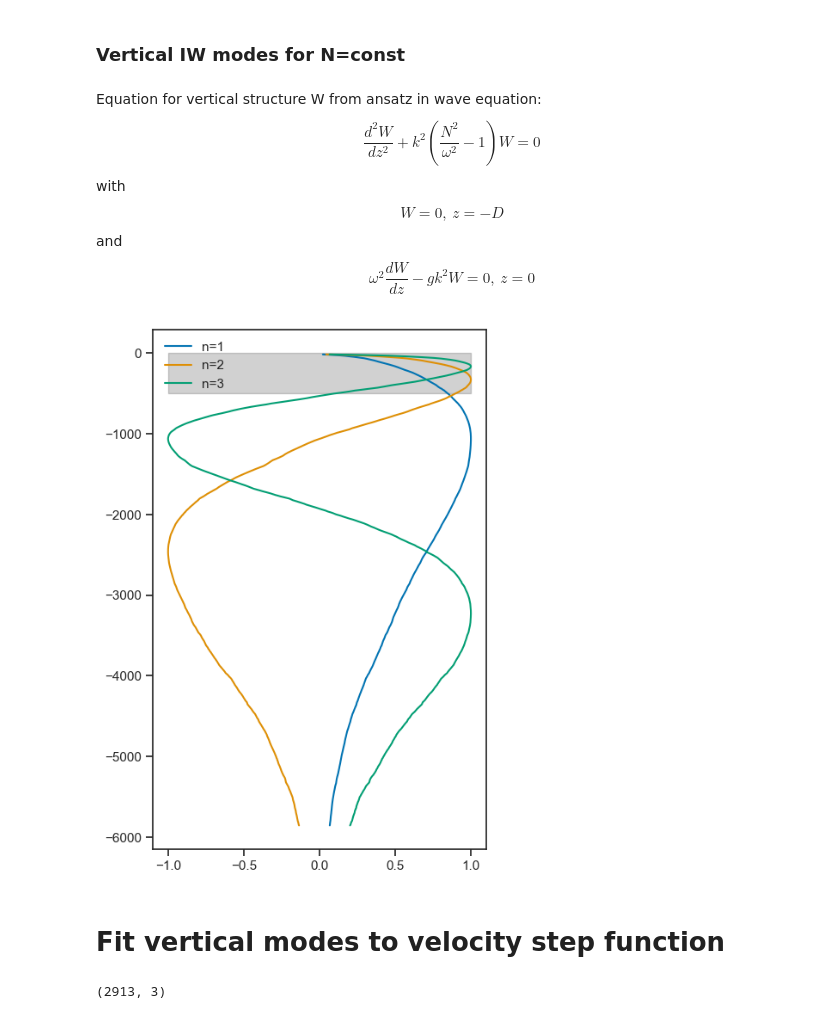
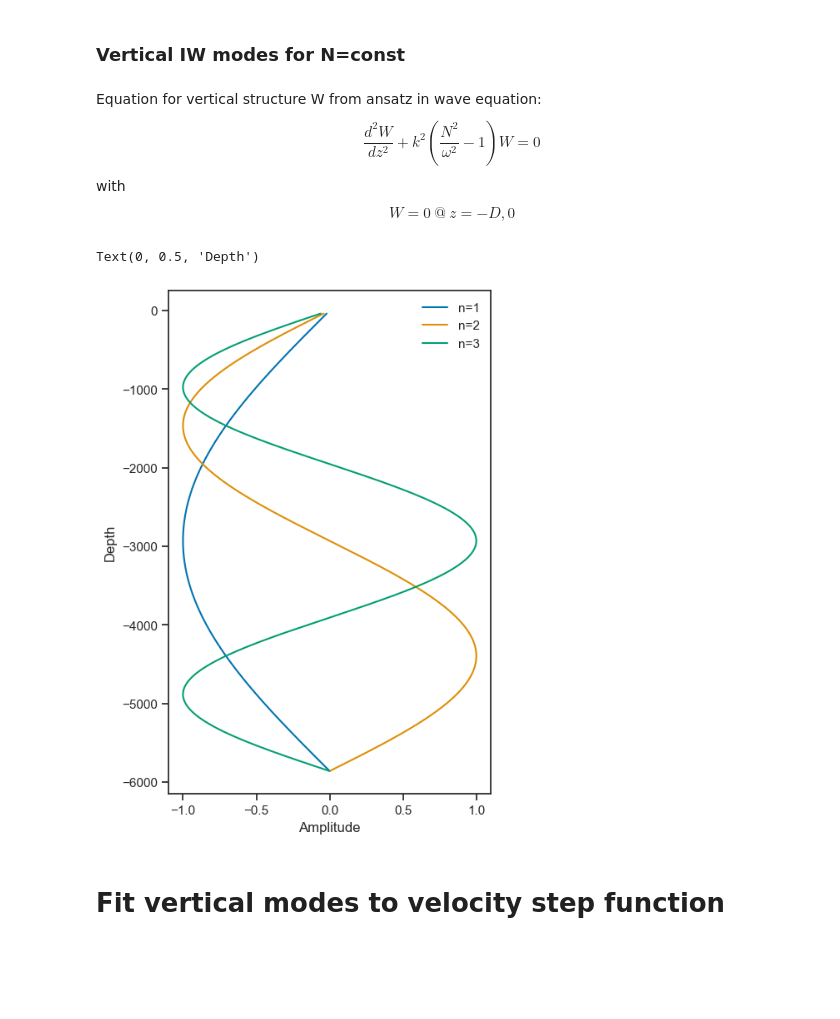
Before and after one commit to sessink/NIW, a Jupyter notebook: notebooks/vertical_modes.ipynb, the cells around one changed output. Cells and saved outputs as stored; diff of their text form; code cells hidden in the pictures; blank space fills up the shorter version.

```diff
--- a/notebooks/vertical_modes.ipynb
+++ b/notebooks/vertical_modes.ipynb
@@ -133,28 +145,25 @@ $$
 $$
 with
 $$
-W = 0,~ z=-D
+W = 0 ~@~ z=-D,0
 $$
-and
-$$
-\omega^2\frac{dW}{dz} - gk^2W = 0,~ z=0
-$$
 # %%
 D = -ds.z.min()
 W = np.zeros((len(zprime),3))
 for j in range(1,4):
-    W[:,j-1] = np.sin(-j*np.pi*zprime/D)
+    W[:,j-1] = np.sin(j*np.pi*zprime/D)
 # %%
 plt.figure(figsize=(5,8))
-plt.plot(W,zmid)
+for i in [0,1,2]:
+    plt.plot(W[:,i],zprime)
 plt.legend(labels=['n=1','n=2','n=3','n=4','n=5']);
-plt.fill_between([-1,1],y1=-500,y2=0,alpha=0.2, color='k');
+# plt.fill_between([-1,1],y1=-500,y2=0,alpha=0.2, color='k');
+
+plt.xlabel('Amplitude')
+plt.ylabel('Depth')
 # %% [output]
+Text(0, 0.5, 'Depth')
-[figure, old version]
+[figure, new version]
 # %% [markdown]
 # Fit vertical modes to velocity step function
-# %%
-W.shape
-# %% [output]
-(2913, 3)
 # %%
```
Also changed, not shown: parts of 31 cells of this notebook, 1 other file.
